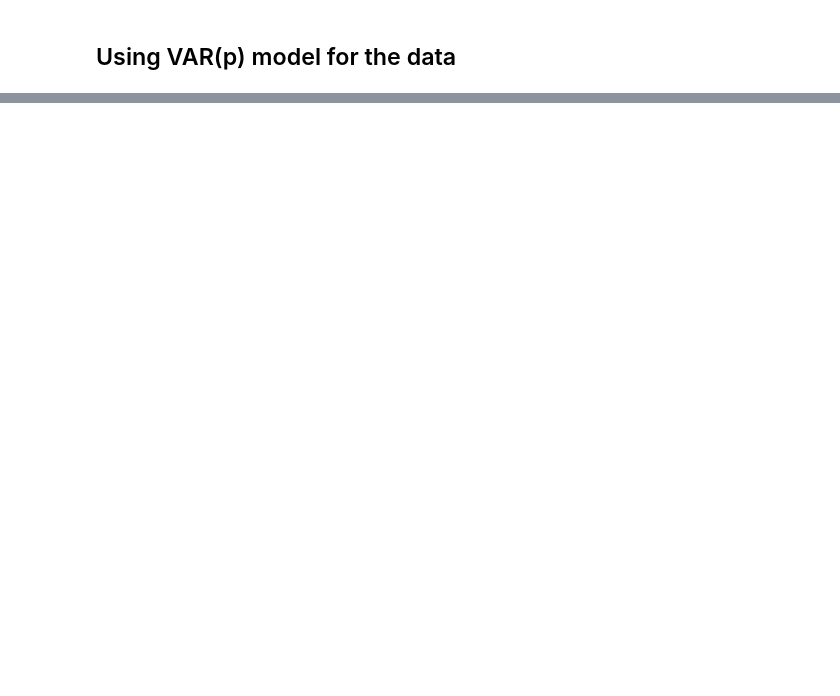
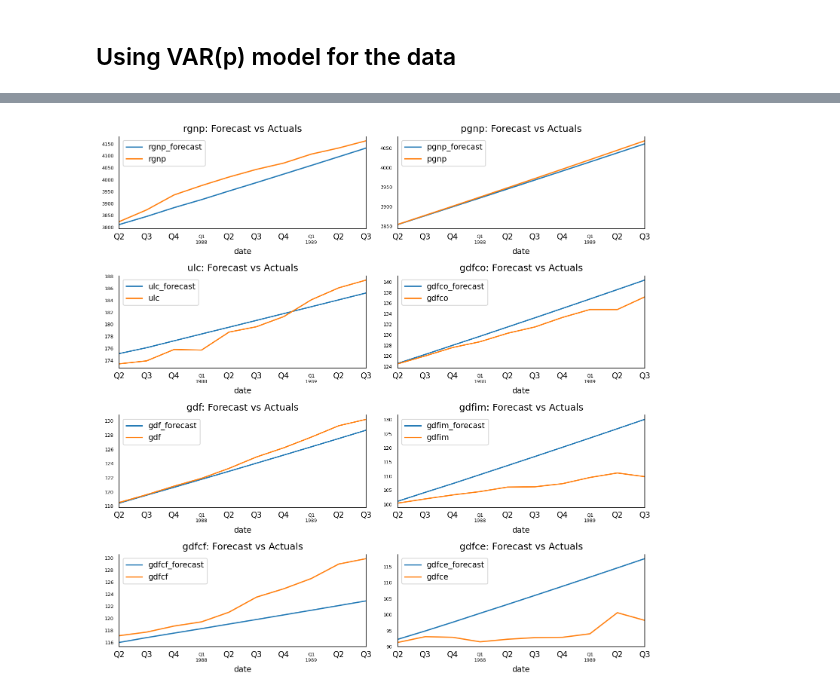
Before and after one commit to aryeko/DeepLearning-TAU, a Jupyter notebook: Ex2/Ex2 - Q2 - GNP data.ipynb, the cells around one changed output, grey strips where cells are left out. Cells and saved outputs as stored; diff of their text form; code cells hidden in the pictures; blank space fills up the shorter version.

```diff
--- a/Ex2/Ex2 - Q2 - GNP data.ipynb
+++ b/Ex2/Ex2 - Q2 - GNP data.ipynb
@@ -110,0 +248,14 @@ pyplot.plot(actual, color='red')
+# %%
+model_fitted = model.fit(1)
+# model_fitted.summary()
+# %%
+# Get the lag order
+lag_order = model_fitted.k_ar
+# print(lag_order)  #> 1
+
+# Input data for forecasting
+forecast_input = df_differenced.values[-lag_order:]
+# Forecast
+fc = model_fitted.forecast(y=forecast_input, steps=test_samples)
+df_forecast = pd.DataFrame(fc, index=test_df.index[0:], columns=test_df.columns + '_2d')
+df_forecast
@@ -110,0 +275,29 @@ pyplot.plot(actual, color='red')
+# %%
+def invert_transformation(df_train, df_forecast, second_diff=False):
+    """Revert back the differencing to get the forecast to original scale."""
+    df_fc = df_forecast.copy()
+    columns = df_train.columns
+    for col in columns:
+        # Roll back 2nd Diff
+        if second_diff:
+            df_fc[str(col)+'_1d'] = (df_train[col].iloc[-1]-df_train[col].iloc[-2]) + df_fc[str(col)+'_2d'].cumsum()
+        # Roll back 1st Diff
+        df_fc[str(col)+'_forecast'] = df_train[col].iloc[-1] + df_fc[str(col)+'_1d'].cumsum()
+    return df_fc
+# %%
+df_results = invert_transformation(train_df, df_forecast, second_diff=True)
+df_forecast = df_results.filter(regex='_forecast$', axis=1)
+# %%
+fig, axes = plt.subplots(nrows=int(len(df.columns)/2), ncols=2, dpi=150, figsize=(10,10))
+for i, (col,ax) in enumerate(zip(df.columns, axes.flatten())):
+    df_results[col+'_forecast'].plot(legend=True, ax=ax).autoscale(axis='x',tight=True)
+    test_df[col].plot(legend=True, ax=ax);
+    ax.set_title(col + ": Forecast vs Actuals")
+    ax.xaxis.set_ticks_position('none')
+    ax.yaxis.set_ticks_position('none')
+    ax.spines["top"].set_alpha(0)
+    ax.tick_params(labelsize=6)
+
+plt.tight_layout();
+# %% [output]
+[figure, added]
```
Also changed, not shown: parts of 14 cells of this notebook.
